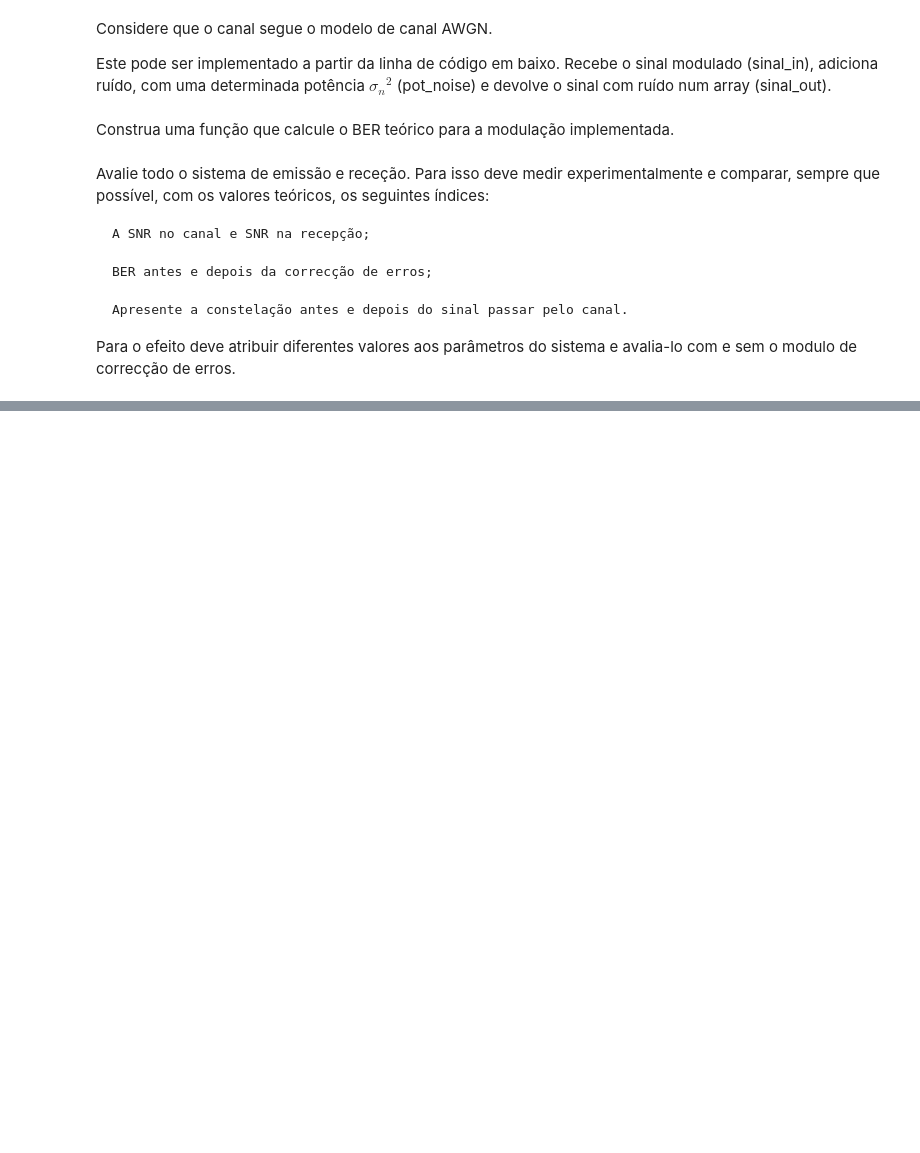
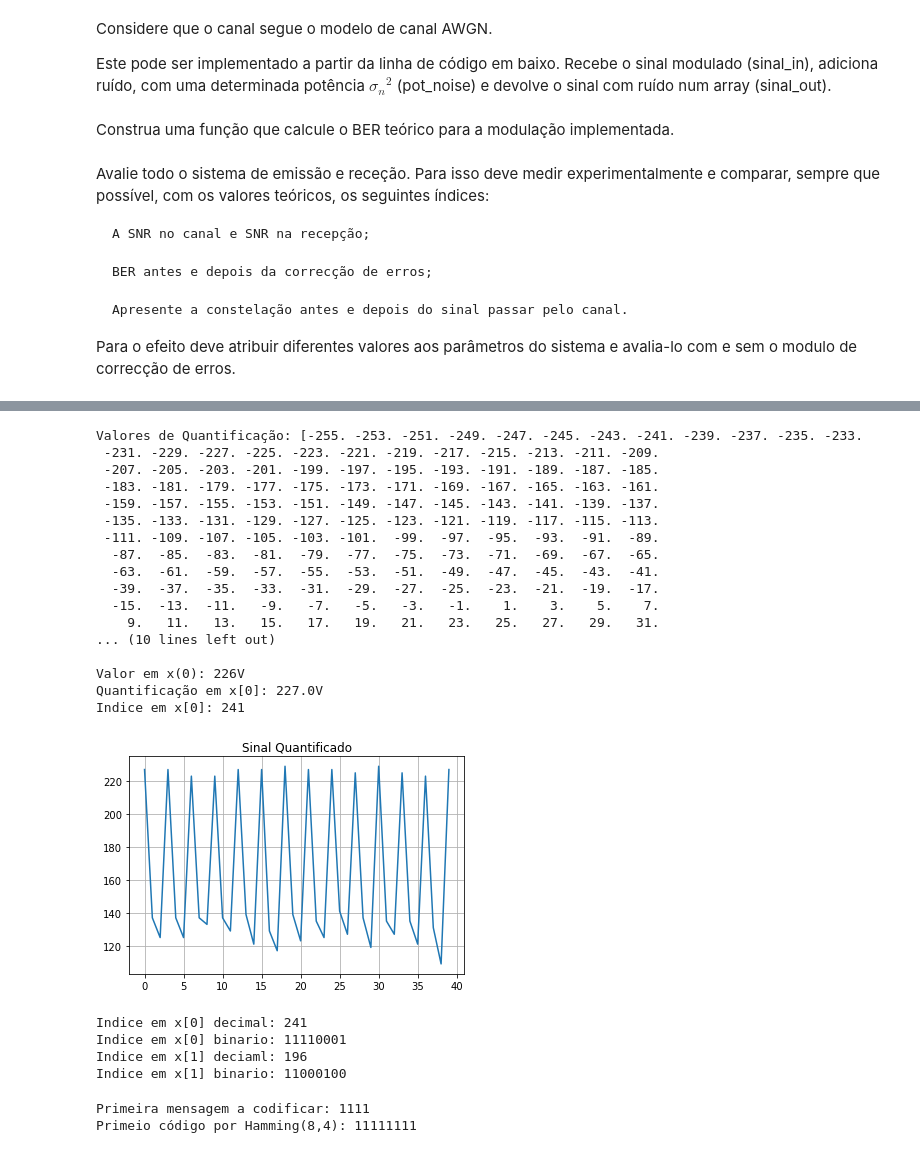
Before and after one commit to Henrique060/CPS_TPs_2022, a Jupyter notebook: TP2/cps202223_Trab2_ParteA.ipynb, the cells around one changed output, grey strips where cells are left out. Saved outputs shown, nothing was run; the diff lists cells and outputs as text; code cells hidden in the pictures; blank space fills up the shorter version.

```diff
--- a/TP2/cps202223_Trab2_ParteA.ipynb
+++ b/TP2/cps202223_Trab2_ParteA.ipynb
@@ -190,0 +382,61 @@ Para o efeito deve atribuir diferentes valores aos parâmetros do sistema e aval
+# %%
+# Quantificador
+Vq, Iq = Quantific(Q, 256, 'midrise')
+print("Valores de Quantificação: " + str(Vq))
+
+img_quantificada, indices = Quantificador(im_original, Vq, Iq)
+
+print()
+print("Valor em x(0): " + str(im_original[0]) + 'V')
+print("Quantificação em x[0]: " + str(img_quantificada[0]) + 'V')
+print("Indice em x[0]: " + str(indices[0]))
+
+#Plot do sinal quantificado
+plt.plot(img_quantificada[0:40])
+plt.title("Sinal Quantificado")
+plt.grid()
+plt.show()
+# %% [output]
+Valores de Quantificação: [-255. -253. -251. -249. -247. -245. -243. -241. -239. -237. -235. -233.
+ -231. -229. -227. -225. -223. -221. -219. -217. -215. -213. -211. -209.
+ -207. -205. -203. -201. -199. -197. -195. -193. -191. -189. -187. -185.
+ -183. -181. -179. -177. -175. -173. -171. -169. -167. -165. -163. -161.
+ -159. -157. -155. -153. -151. -149. -147. -145. -143. -141. -139. -137.
+ -135. -133. -131. -129. -127. -125. -123. -121. -119. -117. -115. -113.
+ -111. -109. -107. -105. -103. -101.  -99.  -97.  -95.  -93.  -91.  -89.
+  -87.  -85.  -83.  -81.  -79.  -77.  -75.  -73.  -71.  -69.  -67.  -65.
+  -63.  -61.  -59.  -57.  -55.  -53.  -51.  -49.  -47.  -45.  -43.  -41.
+  -39.  -37.  -35.  -33.  -31.  -29.  -27.  -25.  -23.  -21.  -19.  -17.
+  -15.  -13.  -11.   -9.   -7.   -5.   -3.   -1.    1.    3.    5.    7.
+    9.   11.   13.   15.   17.   19.   21.   23.   25.   27.   29.   31.
+... (10 lines left out)
+
+Valor em x(0): 226V
+Quantificação em x[0]: 227.0V
+Indice em x[0]: 241
+[figure, added]
+# %%
+# Codificador
+
+indices_codific = Codific(indices, Q)
+
+print("Indice em x[0] decimal: " + str(indices[0]))
+print("Indice em x[0] binario: " + "".join([str(v) for v in indices_codific[0:Q]]))
+print("Indice em x[1] deciaml: " + str(indices[1]))
+print("Indice em x[1] binario: " + "".join([str(v) for v in indices_codific[Q:2*Q]]))
+# %% [output]
+Indice em x[0] decimal: 241
+Indice em x[0] binario: 11110001
+Indice em x[1] deciaml: 196
+Indice em x[1] binario: 11000100
+# %%
+# Controlo Erros
+
+indicesBinarios_Hamming = Hamming_8_4(indices_codific)
+indicesBinarios_Hamming = np.array(indicesBinarios_Hamming).flatten()
+
+print("Primeira mensagem a codificar: " +"".join([str(v) for v in indices_codific[0:4]]))
+print("Primeio código por Hamming(8,4): " + "".join([str(v) for v in indicesBinarios_Hamming[0:8]]))
+# %% [output]
+Primeira mensagem a codificar: 1111
+Primeio código por Hamming(8,4): 11111111
```
Also changed, not shown: parts of 20 cells of this notebook, 1 other file.
